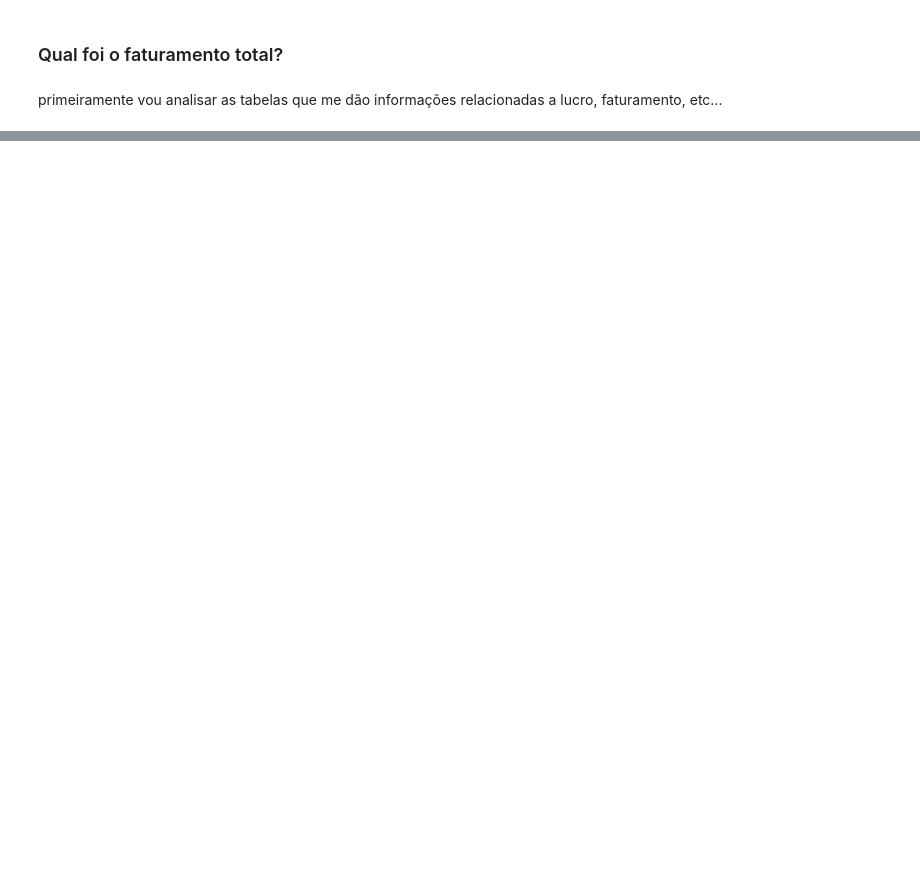
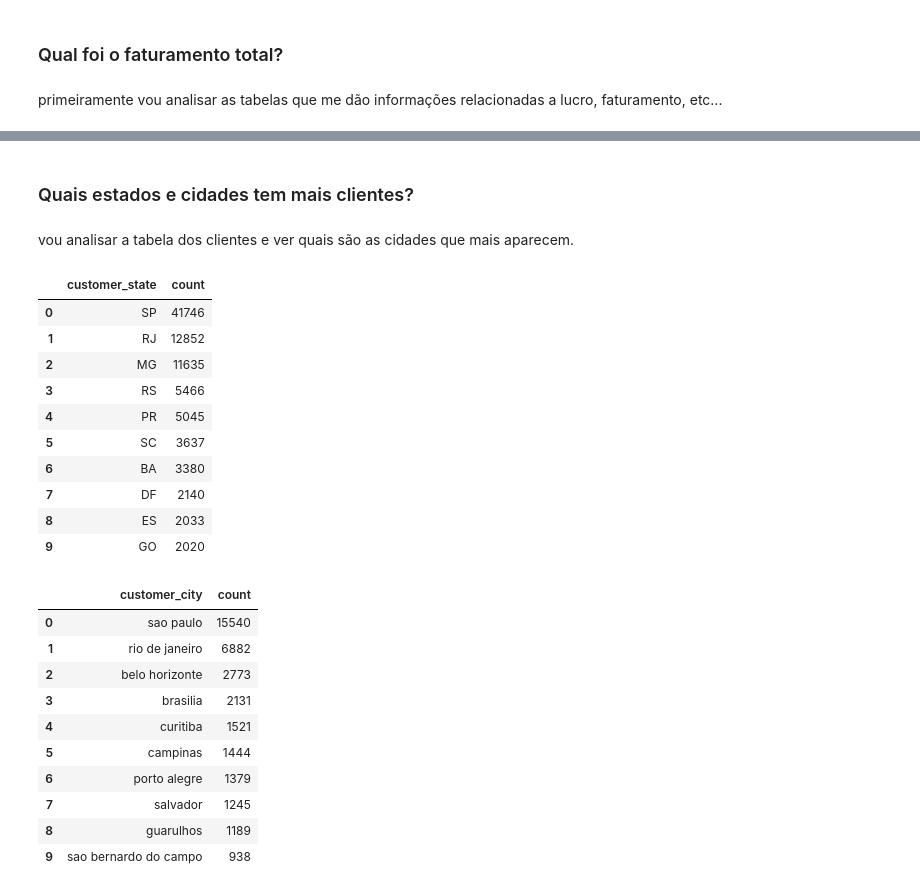
Before and after one commit to jgabryelp/projeto-analise-de-dados-ecommerce-, a Jupyter notebook: analiseseccomerce.ipynb, the cells around one changed output, grey strips where cells are left out. Saved outputs shown, nothing was run; the diff lists cells and outputs as text; code cells hidden in the pictures; blank space fills up the shorter version.

```diff
--- a/analiseseccomerce.ipynb
+++ b/analiseseccomerce.ipynb
@@ -162,0 +160,39 @@ R$16.008.872,12
+# %% [markdown]
+### Quais estados e cidades tem mais clientes?
+# %% [markdown]
+vou analisar a tabela dos clientes e ver quais são as cidades que mais aparecem.
+# %%
+estadoscommaisclientes = tabelaclientes["customer_state"].value_counts() #selecionando a coluna dos estados dos clientes e contando quantas vezes cada estado aparece
+estadoscommaisclientes = estadoscommaisclientes.reset_index() #transformando o resultado do value counts em uma tabela pra facilitar a visualização
+estadoscommaisclientes = estadoscommaisclientes[:10] #selecionando os 10 estados com mais clientes
+
+display(estadoscommaisclientes)
+
+cidadescommaisclientes = tabelaclientes["customer_city"].value_counts() #selecionando a coluna das cidades dos clientes e contando quantas vezes cada cidade aparece
+cidadescommaisclientes = cidadescommaisclientes.reset_index() #transformando o resultado do value counts em uma tabela pra facilitar a visualização
+cidadescommaisclientes = cidadescommaisclientes[:10] #selecionando as 10 cidades com mais clientes
+
+display(cidadescommaisclientes)
+# %% [output]
+|  | customer_state | count |
+| 0 | SP | 41746 |
+| 1 | RJ | 12852 |
+| 2 | MG | 11635 |
+| 3 | RS | 5466 |
+| 4 | PR | 5045 |
+| 5 | SC | 3637 |
+| 6 | BA | 3380 |
+| 7 | DF | 2140 |
+| 8 | ES | 2033 |
+| 9 | GO | 2020 |
+|  | customer_city | count |
+| 0 | sao paulo | 15540 |
+| 1 | rio de janeiro | 6882 |
+| 2 | belo horizonte | 2773 |
+| 3 | brasilia | 2131 |
+| 4 | curitiba | 1521 |
+| 5 | campinas | 1444 |
+| 6 | porto alegre | 1379 |
+| 7 | salvador | 1245 |
+| 8 | guarulhos | 1189 |
+| 9 | sao bernardo do campo | 938 |
```
Also changed, not shown: parts of 7 cells of this notebook.
